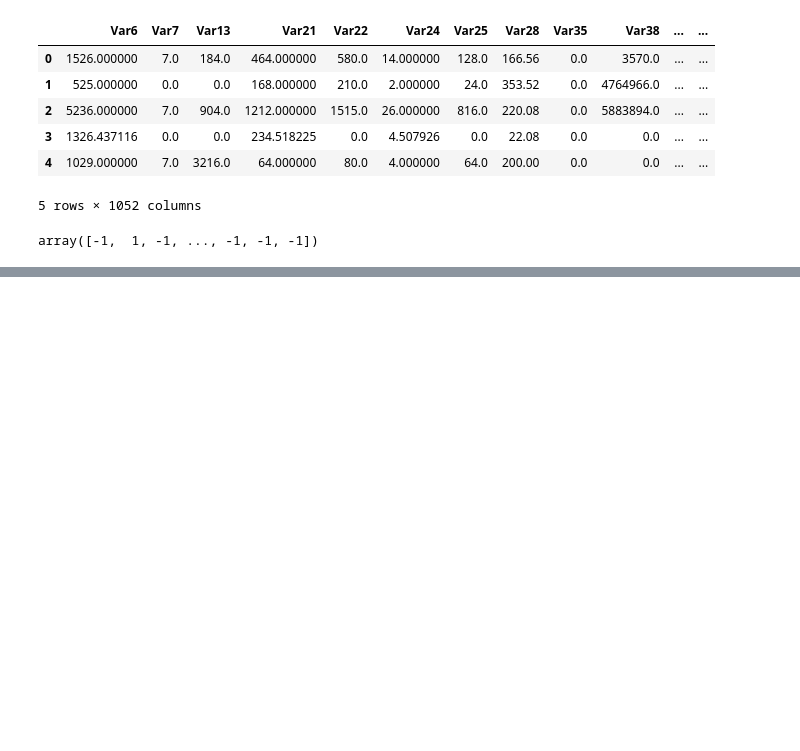
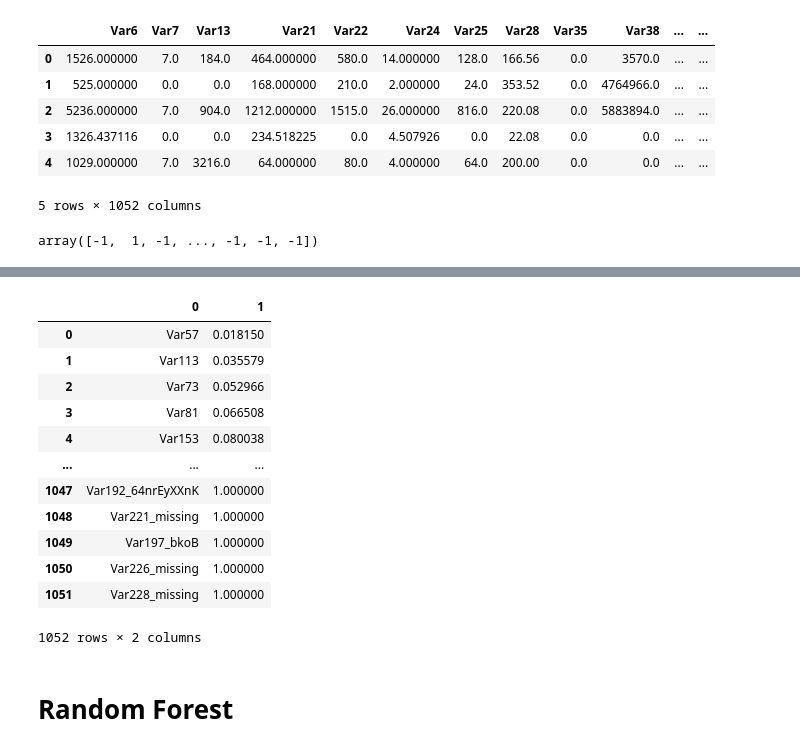
Before and after one commit to felipedepauli/challenges, a Jupyter notebook: 03_kdd_cup_2009/program.ipynb, the cells around one changed output, grey strips where cells are left out. Saved outputs shown, nothing was run; the diff lists cells and outputs as text; code cells hidden in the pictures; blank space fills up the shorter version.

```diff
--- a/03_kdd_cup_2009/program.ipynb
+++ b/03_kdd_cup_2009/program.ipynb
@@ -607,0 +629,16 @@ NameError: name 'outcome' is not defined
+# %%
+sum_importances
+# %% [output]
+|  | 0 | 1 |
+| 0 | Var57 | 0.018150 |
+| 1 | Var113 | 0.035579 |
+| 2 | Var73 | 0.052966 |
+| 3 | Var81 | 0.066508 |
+| 4 | Var153 | 0.080038 |
+| ... | ... | ... |
+| 1047 | Var192_64nrEyXXnK | 1.000000 |
+| 1048 | Var221_missing | 1.000000 |
+| 1049 | Var197_bkoB | 1.000000 |
+| 1050 | Var226_missing | 1.000000 |
+| 1051 | Var228_missing | 1.000000 |
+1052 rows × 2 columns
@@ -607,0 +662,2 @@ NameError: name 'outcome' is not defined
+# %% [markdown]
+# Random Forest
```
Also changed, not shown: parts of 14 cells of this notebook.
